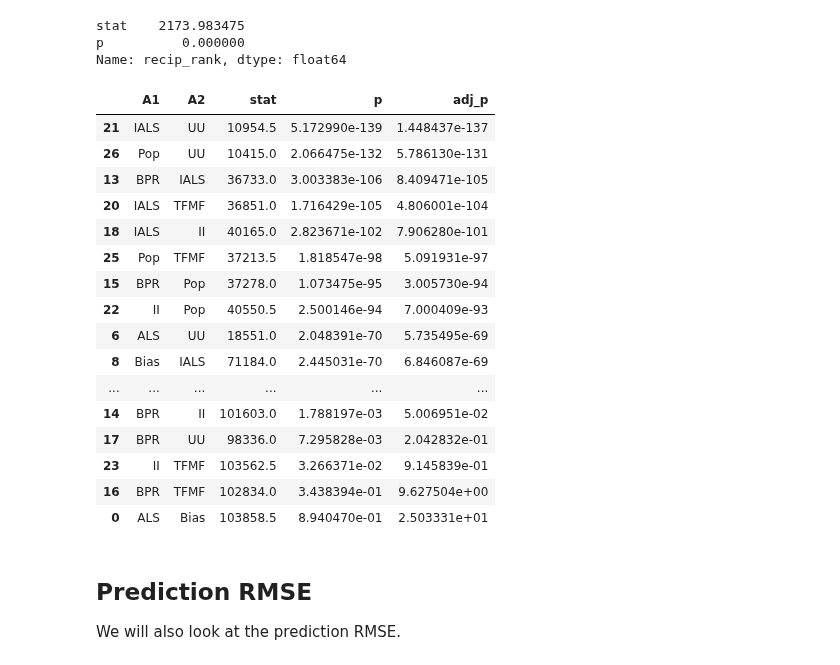
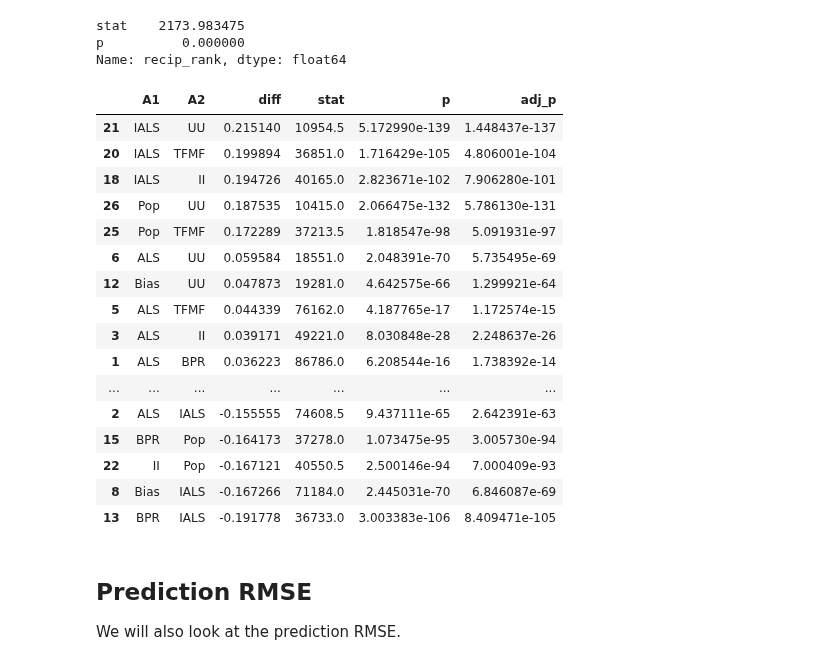
Before and after one commit to lenskit/lk-demo-experiment, a Jupyter notebook: eval-report.ml100k.ipynb, the cells around one changed output. Drawn from its saved outputs; the diff is of its cells as text; code cells hidden in the pictures.

```diff
--- a/eval-report.ml100k.ipynb
+++ b/eval-report.ml100k.ipynb
@@ -86,11 +87,11 @@ preds = []
 for fld in dirs:
     for file in fld.glob("pred-*"):
         pred = pd.read_csv(file, sep=',')
-        pred["dataset"] = fld.name.split("-")[0]
         pred["algorithm"] = fld.name.split("-")[1]
         preds.append(pred)
 
 preds = pd.concat(preds, ignore_index=True)
+preds = preds.astype({'algorithm': 'category'})
 preds.info()
 # %% [output]
 <class 'pandas.core.frame.DataFrame'>
@@ -123,7 +123,7 @@ test = pd.concat(test, ignore_index=True)
 # %% [markdown]
 The topn.RecListAnalysis class computes top-N metrics for recommendation list and takes care of making sure that the recommendations and ground truths are properly matched. Refer to the documentation for detailed explanation of the purpose for the RecListAnalysis class and how the analysis is done - https://lkpy.lenskit.org/en/stable/evaluation/topn-metrics.html
 # %%
-rla = topn.RecListAnalysis()
+rla = topn.RecListAnalysis(progress=tqdm)
 
 rla.add_metric(topn.precision)
 rla.add_metric(topn.recip_rank)
@@ -152,5 +151,3 @@ Since we are analyzing 1 data set, we can drop its index level:
-# %%
-results.reset_index(level='dataset', drop=True, inplace=True)
 # %% [markdown]
 We will reshape the 'results' dataframe by stacking the columns to index and then use the bar chart to visualize the performance of our algorithms with respect to the precision, reciprocal rank and ndcg metrics
 # %%
@@ -190,8 +187,9 @@ def am_wilcox(metric, p_scale = len(pairs)):
     def compute(df):
         vs1 = results.loc[df['A1'], metric]
         vs2 = results.loc[df['A2'], metric]
+        diff = (vs1 - vs2).mean()
         stat, p = wilcoxon(vs1, vs2)
-        return pd.Series({'stat': stat, 'p': p, 'adj_p': p * p_scale})
+        return pd.Series({'diff': diff, 'stat': stat, 'p': p, 'adj_p': p * p_scale})
     scores = pairs.apply(compute, axis=1)
     return pairs.join(scores)
 # %% [markdown]
@@ -269,25 +267,25 @@ stat    2173.983475
 p          0.000000
 Name: recip_rank, dtype: float64
 # %%
-am_wilcox('recip_rank').sort_values('adj_p')
+am_wilcox('recip_rank').sort_values('diff', ascending=False)
 # %% [output]
-|  | A1 | A2 | stat | p | adj_p |
-| 21 | IALS | UU | 10954.5 | 5.172990e-139 | 1.448437e-137 |
-| 26 | Pop | UU | 10415.0 | 2.066475e-132 | 5.786130e-131 |
-| 13 | BPR | IALS | 36733.0 | 3.003383e-106 | 8.409471e-105 |
-| 20 | IALS | TFMF | 36851.0 | 1.716429e-105 | 4.806001e-104 |
-| 18 | IALS | II | 40165.0 | 2.823671e-102 | 7.906280e-101 |
-| 25 | Pop | TFMF | 37213.5 | 1.818547e-98 | 5.091931e-97 |
-| 15 | BPR | Pop | 37278.0 | 1.073475e-95 | 3.005730e-94 |
-| 22 | II | Pop | 40550.5 | 2.500146e-94 | 7.000409e-93 |
-| 6 | ALS | UU | 18551.0 | 2.048391e-70 | 5.735495e-69 |
-| 8 | Bias | IALS | 71184.0 | 2.445031e-70 | 6.846087e-69 |
-| ... | ... | ... | ... | ... | ... |
-| 14 | BPR | II | 101603.0 | 1.788197e-03 | 5.006951e-02 |
-| 17 | BPR | UU | 98336.0 | 7.295828e-03 | 2.042832e-01 |
-| 23 | II | TFMF | 103562.5 | 3.266371e-02 | 9.145839e-01 |
-| 16 | BPR | TFMF | 102834.0 | 3.438394e-01 | 9.627504e+00 |
-| 0 | ALS | Bias | 103858.5 | 8.940470e-01 | 2.503331e+01 |
+|  | A1 | A2 | diff | stat | p | adj_p |
+| 21 | IALS | UU | 0.215140 | 10954.5 | 5.172990e-139 | 1.448437e-137 |
+| 20 | IALS | TFMF | 0.199894 | 36851.0 | 1.716429e-105 | 4.806001e-104 |
+| 18 | IALS | II | 0.194726 | 40165.0 | 2.823671e-102 | 7.906280e-101 |
+| 26 | Pop | UU | 0.187535 | 10415.0 | 2.066475e-132 | 5.786130e-131 |
+| 25 | Pop | TFMF | 0.172289 | 37213.5 | 1.818547e-98 | 5.091931e-97 |
+| 6 | ALS | UU | 0.059584 | 18551.0 | 2.048391e-70 | 5.735495e-69 |
+| 12 | Bias | UU | 0.047873 | 19281.0 | 4.642575e-66 | 1.299921e-64 |
+| 5 | ALS | TFMF | 0.044339 | 76162.0 | 4.187765e-17 | 1.172574e-15 |
+| 3 | ALS | II | 0.039171 | 49221.0 | 8.030848e-28 | 2.248637e-26 |
+| 1 | ALS | BPR | 0.036223 | 86786.0 | 6.208544e-16 | 1.738392e-14 |
+| ... | ... | ... | ... | ... | ... | ... |
+| 2 | ALS | IALS | -0.155555 | 74608.5 | 9.437111e-65 | 2.642391e-63 |
+| 15 | BPR | Pop | -0.164173 | 37278.0 | 1.073475e-95 | 3.005730e-94 |
+| 22 | II | Pop | -0.167121 | 40550.5 | 2.500146e-94 | 7.000409e-93 |
+| 8 | Bias | IALS | -0.167266 | 71184.0 | 2.445031e-70 | 6.846087e-69 |
+| 13 | BPR | IALS | -0.191778 | 36733.0 | 3.003383e-106 | 8.409471e-105 |
 # %% [markdown]
 ## Prediction RMSE
 
```
Also changed, not shown: parts of 10 cells of this notebook, 3 other files.
